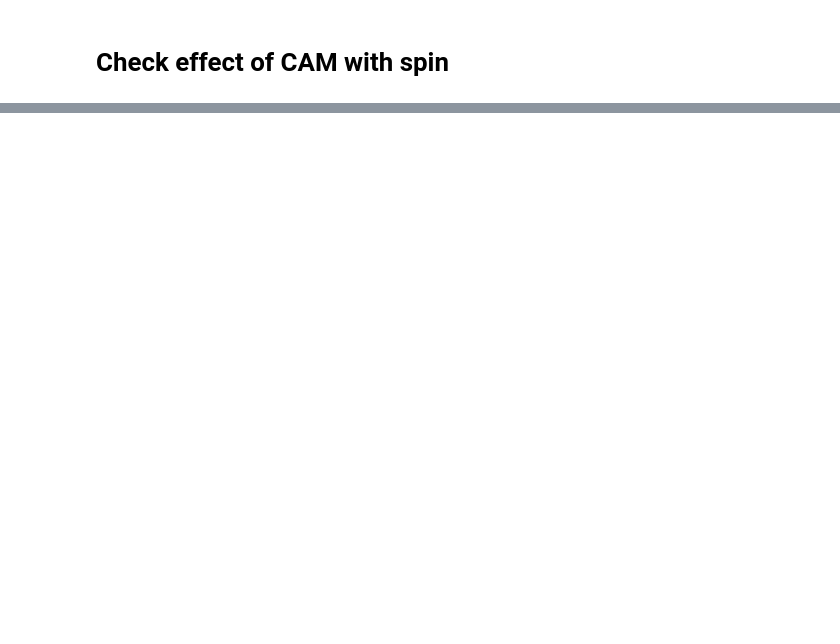
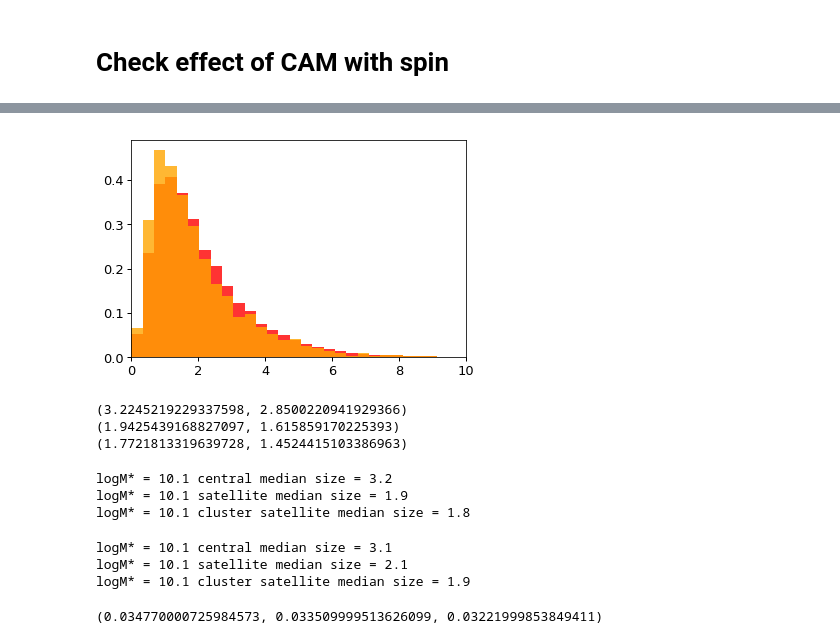
Before and after one commit to aphearin/galsize_models, a Jupyter notebook: notebooks/check_one_points_and_chi2.ipynb, the cells around one changed output, grey strips where cells are left out. Cells and saved outputs as stored; diff of their text form; code cells hidden in the pictures; blank space fills up the shorter version.

```diff
--- a/notebooks/check_one_points_and_chi2.ipynb
+++ b/notebooks/check_one_points_and_chi2.ipynb
@@ -212,0 +259,25 @@ __=ax.plot(rp_mids, fracdiff_cam, label='max spin correlation')
+# %%
+cluster_satmask = sats['host_halo_mvir'] > 10**13.75
+cluster_sats = sats[cluster_satmask]
+
+fig, ax = plt.subplots(1, 1)
+
+bins = np.linspace(0, 25, 75)
+# __=ax.hist(cens['r50_magr_kpc_meert15'], bins=bins, normed=True,
+#            alpha=0.8, color='blue')
+__=ax.hist(sats['r50_magr_kpc_meert15_cam'], bins=bins, normed=True,
+           alpha=0.8, color='red')
+__=ax.hist(cluster_sats['r50_magr_kpc_meert15_cam'], bins=bins, normed=True,
+           alpha=0.8, color='orange')
+
+xlim = ax.set_xlim(0, 10)
+# %% [output]
+[figure, added]
+# %%
+print(np.mean(cens['r50_magr_kpc_meert15']), np.median(cens['r50_magr_kpc_meert15']))
+print(np.mean(sats['r50_magr_kpc_meert15']), np.median(sats['r50_magr_kpc_meert15']))
+print(np.mean(cluster_sats['r50_magr_kpc_meert15']), np.median(cluster_sats['r50_magr_kpc_meert15']))
+# %% [output]
+(3.2245219229337598, 2.8500220941929366)
+(1.9425439168827097, 1.615859170225393)
+(1.7721813319639728, 1.4524415103386963)
@@ -212,0 +288,20 @@ __=ax.plot(rp_mids, fracdiff_cam, label='max spin correlation')
+# %%
+print(cenmsg.format(logsm_sample, np.mean(cens['r50_magr_kpc_meert15'])))
+print(satmsg.format(logsm_sample, np.mean(sats['r50_magr_kpc_meert15'])))
+print(clusatmsg.format(logsm_sample, np.mean(cluster_sats['r50_magr_kpc_meert15'])))
+# %% [output]
+logM* = 10.1 central median size = 3.2
+logM* = 10.1 satellite median size = 1.9
+logM* = 10.1 cluster satellite median size = 1.8
+# %%
+print(cenmsg.format(logsm_sample, np.mean(cens['r50_magr_kpc_meert15_cam'])))
+print(satmsg.format(logsm_sample, np.mean(sats['r50_magr_kpc_meert15_cam'])))
+print(clusatmsg.format(logsm_sample, np.mean(cluster_sats['r50_magr_kpc_meert15_cam'])))
+# %% [output]
+logM* = 10.1 central median size = 3.1
+logM* = 10.1 satellite median size = 2.1
+logM* = 10.1 cluster satellite median size = 1.9
+# %%
+np.median(cens['spin_at_infall']), np.median(sats['spin_at_infall']), np.median(cluster_sats['spin_at_infall'])
+# %% [output]
+(0.034770000725984573, 0.033509999513626099, 0.03221999853849411)
```
Also changed, not shown: parts of 11 cells of this notebook.
